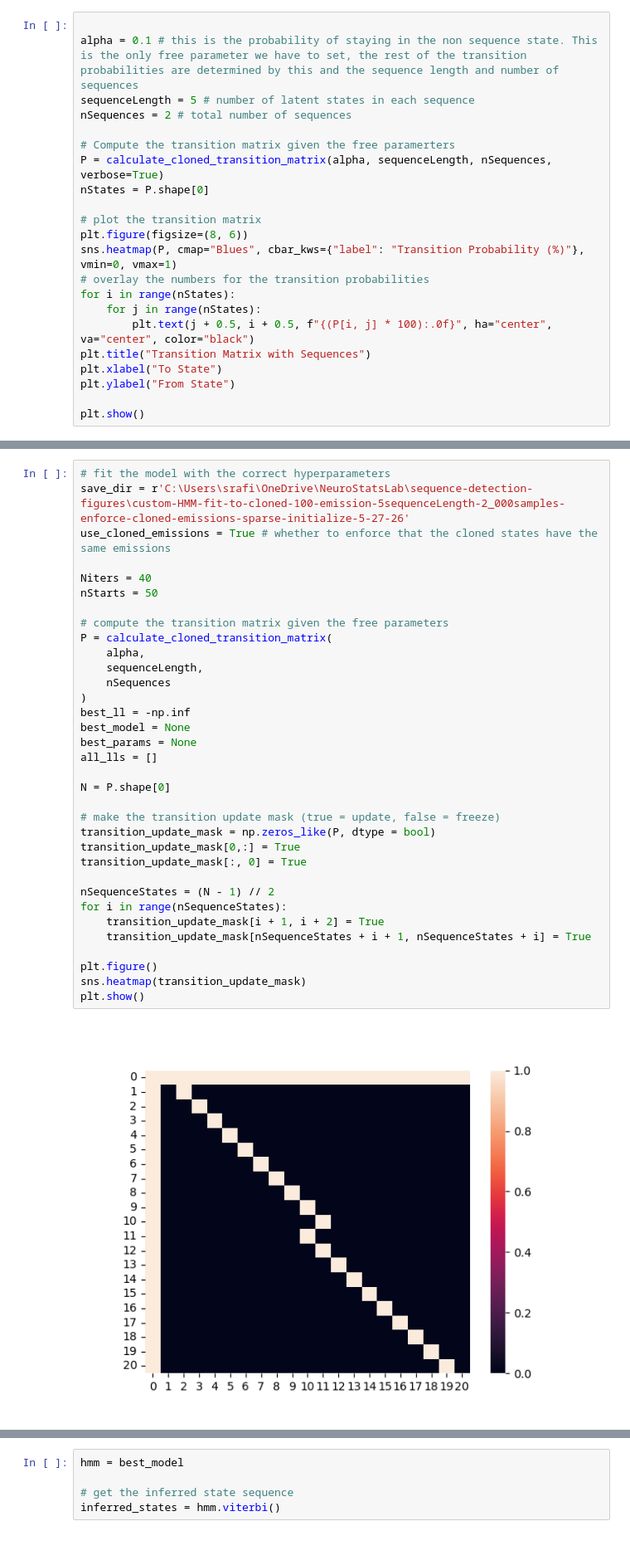
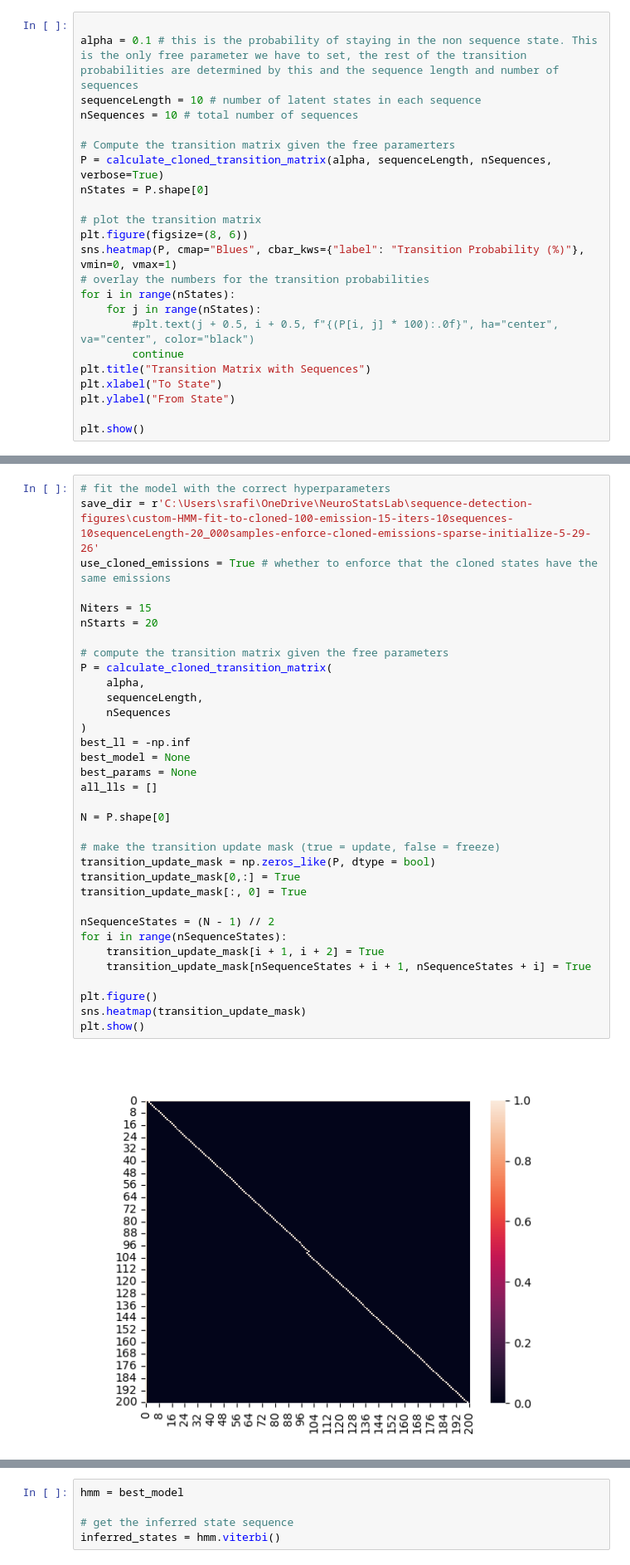
Before and after one commit to Sid-Rafilson-1617/sequences, a Jupyter notebook: cloned-hmm_custom.ipynb, the cells around one changed output, grey strips where cells are left out. Shown at 83% size. Drawn from its saved outputs; the diff is of its cells as text.

```diff
--- a/cloned-hmm_custom.ipynb
+++ b/cloned-hmm_custom.ipynb
@@ -389,8 +389,8 @@ def calculate_cloned_transition_matrix(alpha, sequenceLength, nSequences, verbos
 # %%
 
 alpha = 0.1 # this is the probability of staying in the non sequence state. This is the only free parameter we have to set, the rest of the transition probabilities are determined by this and the sequence length and number of sequences
-sequenceLength = 5 # number of latent states in each sequence
-nSequences = 2 # total number of sequences
+sequenceLength = 10 # number of latent states in each sequence
+nSequences = 10 # total number of sequences
 
 # Compute the transition matrix given the free paramerters
 P = calculate_cloned_transition_matrix(alpha, sequenceLength, nSequences, verbose=True)
@@ -402,7 +402,8 @@ sns.heatmap(P, cmap="Blues", cbar_kws={"label": "Transition Probability (%)"}, v
 # overlay the numbers for the transition probabilities
 for i in range(nStates):
     for j in range(nStates):
-        plt.text(j + 0.5, i + 0.5, f"{(P[i, j] * 100):.0f}", ha="center", va="center", color="black")
+        #plt.text(j + 0.5, i + 0.5, f"{(P[i, j] * 100):.0f}", ha="center", va="center", color="black")
+        continue
 plt.title("Transition Matrix with Sequences")
 plt.xlabel("To State")
 plt.ylabel("From State")
@@ -618,39 +619,39 @@ plt.show()
 # %%
 # fit the model with the correct hyperparameters
-save_dir = r'C:\Users\srafi\OneDrive\NeuroStatsLab\sequence-detection-figures\custom-HMM-fit-to-cloned-100-emission-5sequenceLength-2_000samples-enforce-cloned-emissions-sparse-initialize-5-27-26'
+save_dir = r'C:\Users\srafi\OneDrive\NeuroStatsLab\sequence-detection-figures\custom-HMM-fit-to-cloned-100-emission-15-iters-10sequences-10sequenceLength-20_000samples-enforce-cloned-emissions-sparse-initialize-5-29-26'
 use_cloned_emissions = True # whether to enforce that the cloned states have the same emissions
 
-Niters = 40
-nStarts = 50
+Niters = 15
+nStarts = 20
 
 # compute the transition matrix given the free parameters
 P = calculate_cloned_transition_matrix(
     alpha,
     sequenceLength,
     nSequences
 )
 best_ll = -np.inf
 best_model = None
 best_params = None
 all_lls = []
 
 N = P.shape[0]
 
 # make the transition update mask (true = update, false = freeze)
 transition_update_mask = np.zeros_like(P, dtype = bool)
 transition_update_mask[0,:] = True
 transition_update_mask[:, 0] = True
 
 nSequenceStates = (N - 1) // 2
 for i in range(nSequenceStates):
     transition_update_mask[i + 1, i + 2] = True
     transition_update_mask[nSequenceStates + i + 1, nSequenceStates + i] = True
 
 plt.figure()
 sns.heatmap(transition_update_mask)
 plt.show()
 # %% [output]
-[figure, old version]
+[figure, new version]
 # %%
 for seed in range(nStarts):
 
```
Also changed, not shown: parts of 9 cells of this notebook, 1 other file.
